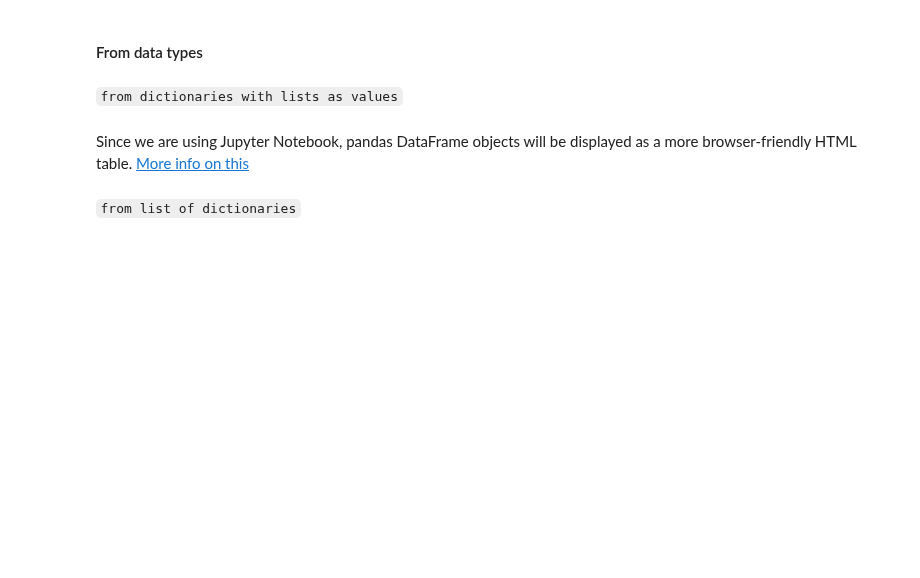
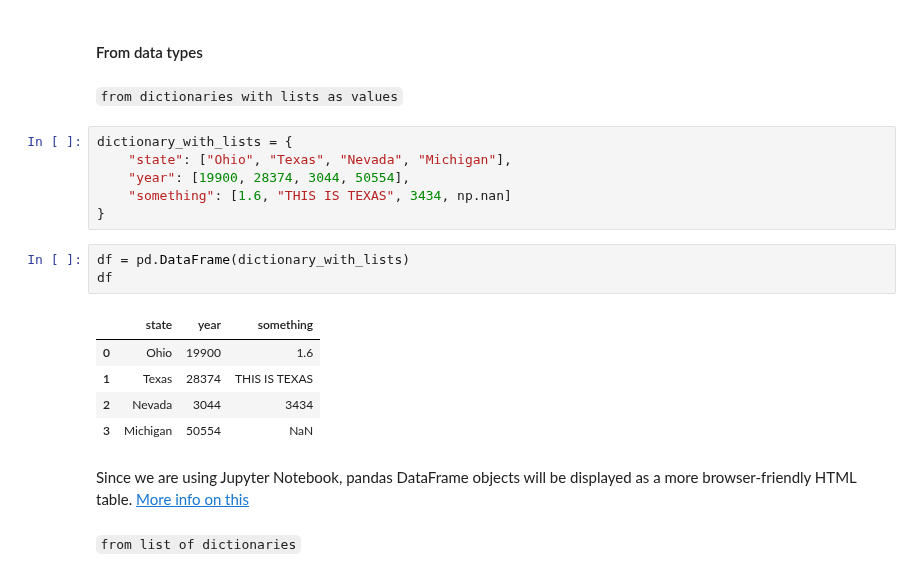
Before and after one commit to Ironhack-data-bcn-january-2023/lectures, a Jupyter notebook: week-2/3-Pandas.ipynb, the cells around one changed output. Drawn from its saved outputs; the diff is of its cells as text; blank space fills up the shorter version.

```diff
--- a/week-2/3-Pandas.ipynb
+++ b/week-2/3-Pandas.ipynb
@@ -73,6 +217,21 @@ Although one of the most common is from a dict of lists of equal length or NumPy
 #### From data types
 # %% [markdown]
 `from dictionaries with lists as values`
+# %%
+dictionary_with_lists = {
+    "state": ["Ohio", "Texas", "Nevada", "Michigan"],
+    "year": [19900, 28374, 3044, 50554],
+    "something": [1.6, "THIS IS TEXAS", 3434, np.nan]
+}
+# %%
+df = pd.DataFrame(dictionary_with_lists)
+df
+# %% [output]
+|  | state | year | something |
+| 0 | Ohio | 19900 | 1.6 |
+| 1 | Texas | 28374 | THIS IS TEXAS |
+| 2 | Nevada | 3044 | 3434 |
+| 3 | Michigan | 50554 | NaN |
 # %% [markdown]
 Since we are using Jupyter Notebook, pandas DataFrame objects will be displayed as a more browser-friendly HTML table. [More info on this](https://pandas.pydata.org/pandas-docs/stable/user_guide/options.html)
 # %% [markdown]
```
Also changed, not shown: parts of 93 cells of this notebook, 2 other files.
